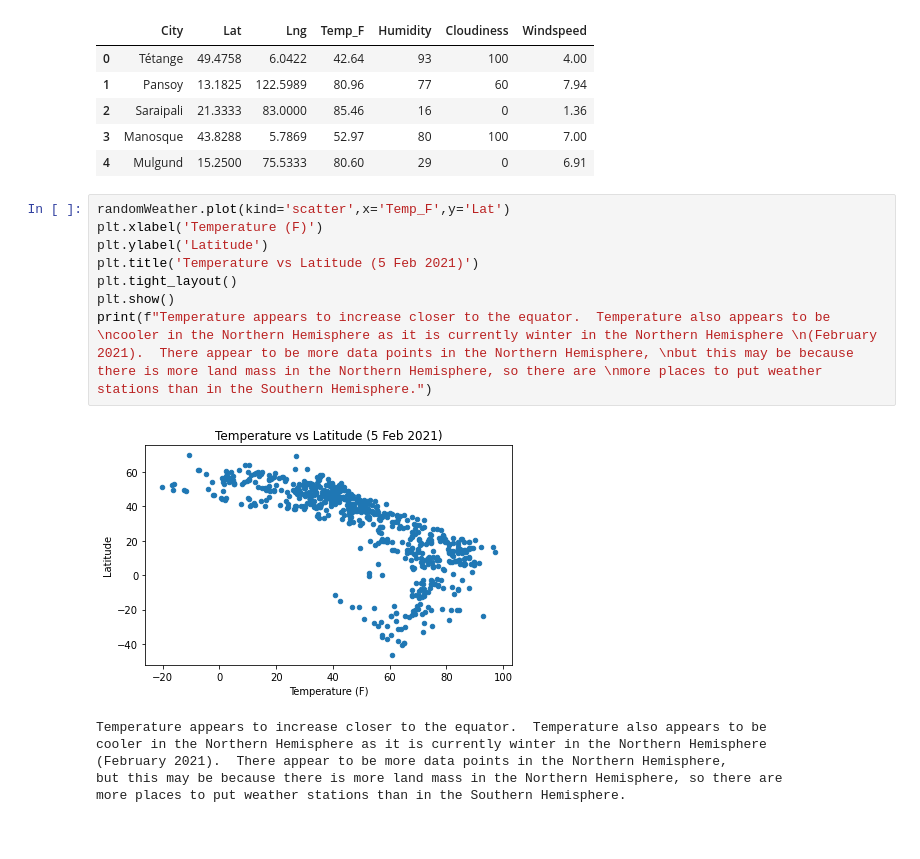
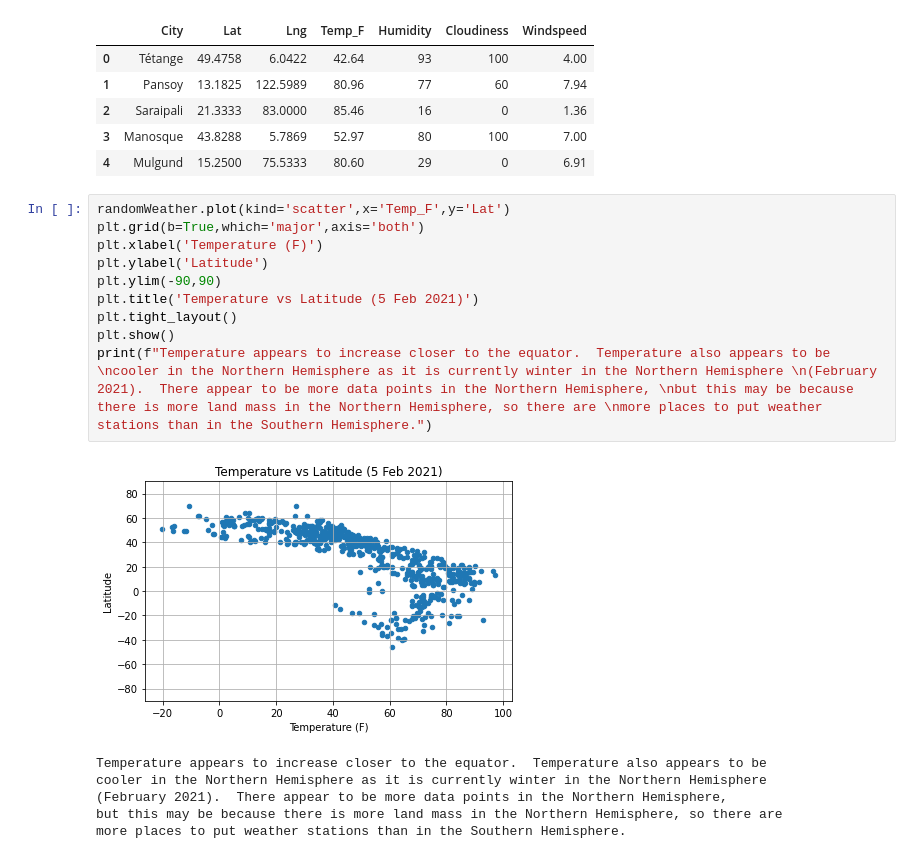
Before and after one commit to ritiktonger/weather-app, a Jupyter notebook: WeatherPy/WeatherPy.ipynb, the cells around one changed output. Saved outputs shown, nothing was run; the diff lists cells and outputs as text.

```diff
--- a/WeatherPy/WeatherPy.ipynb
+++ b/WeatherPy/WeatherPy.ipynb
@@ -108,14 +108,16 @@ randomWeather.head()
 | 4 | Mulgund | 15.2500 | 75.5333 | 80.60 | 29 | 0 | 6.91 |
 # %%
 randomWeather.plot(kind='scatter',x='Temp_F',y='Lat')
+plt.grid(b=True,which='major',axis='both')
 plt.xlabel('Temperature (F)')
 plt.ylabel('Latitude')
+plt.ylim(-90,90)
 plt.title('Temperature vs Latitude (5 Feb 2021)')
 plt.tight_layout()
 plt.show()
 print(f"Temperature appears to increase closer to the equator.  Temperature also appears to be \ncooler in the Northern Hemisphere as it is currently winter in the Northern Hemisphere \n(February 2021).  There appear to be more data points in the Northern Hemisphere, \nbut this may be because there is more land mass in the Northern Hemisphere, so there are \nmore places to put weather stations than in the Southern Hemisphere.")
 # %% [output]
-[figure, old version]
+[figure, new version]
 Temperature appears to increase closer to the equator.  Temperature also appears to be
 cooler in the Northern Hemisphere as it is currently winter in the Northern Hemisphere
 (February 2021).  There appear to be more data points in the Northern Hemisphere,
```
Also changed, not shown: parts of 5 cells of this notebook.
